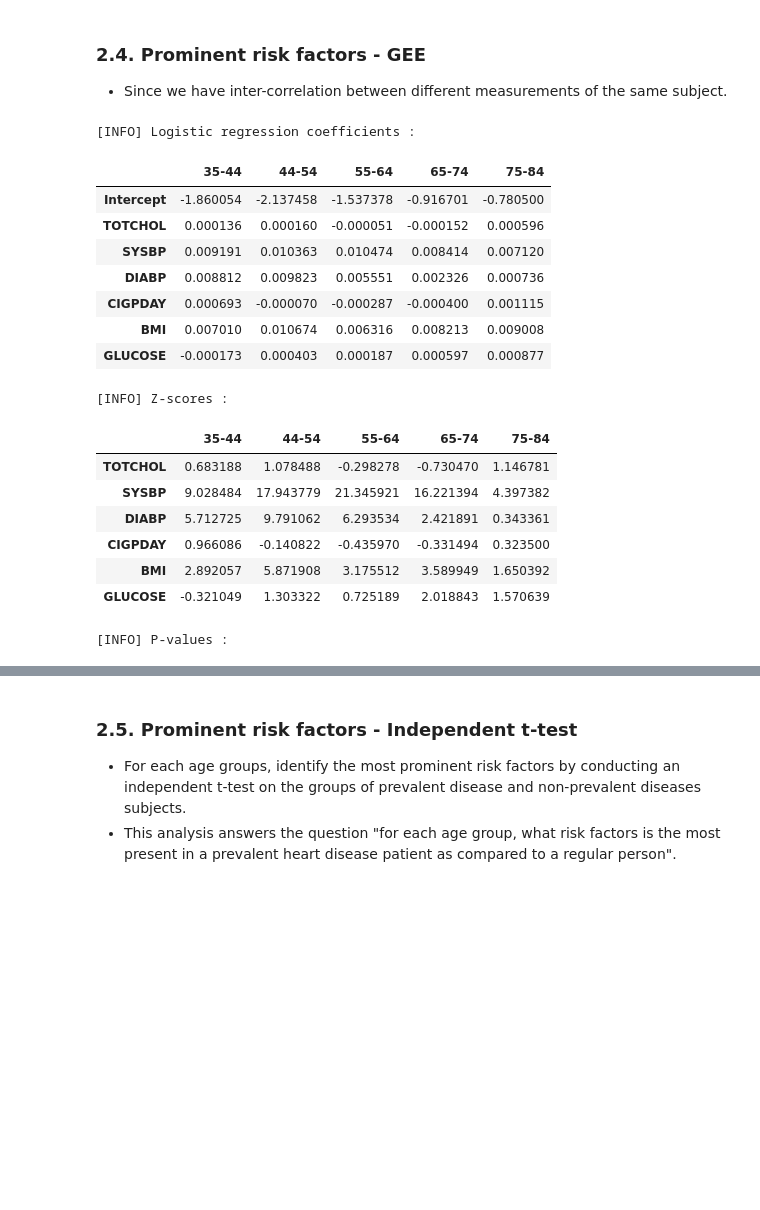
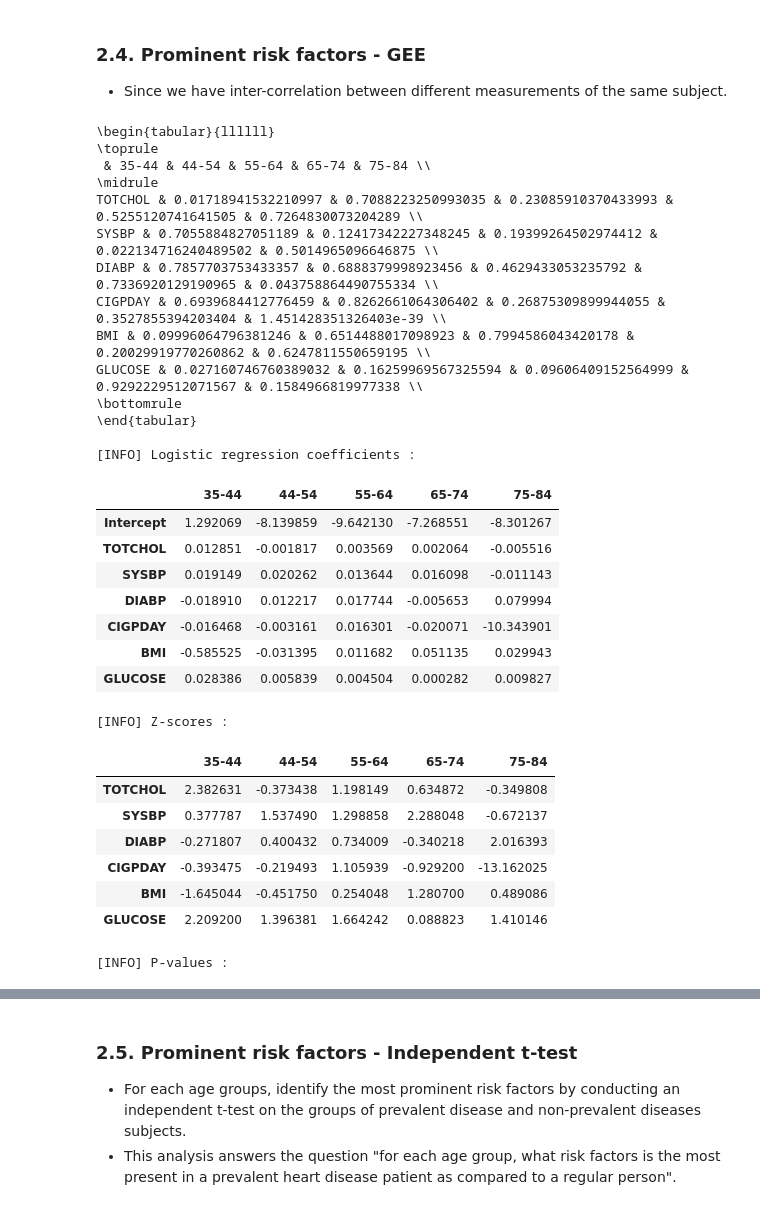
Before and after one commit to hieubkvn123/MH6321-project, a Jupyter notebook: notebooks/MH6321_project_data_analysis.ipynb, the cells around one changed output, grey strips where cells are left out. Saved outputs shown, nothing was run; the diff lists cells and outputs as text; code cells hidden in the pictures; blank space fills up the shorter version.

```diff
--- a/notebooks/MH6321_project_data_analysis.ipynb
+++ b/notebooks/MH6321_project_data_analysis.ipynb
@@ -26,9 +26,9 @@ alpha = 0.001
 ### Utility functions ###
 def _pvalue_table_cell_styler(val):
     default_style = 'border : 1px solid black;'
-    if(val < alpha):
+    if(float(val) < alpha):
         return default_style + 'background-color: red; color: black'
-    elif(val == 1.0):
+    elif(float(val) == 1.0):
         return default_style + 'background-color: grey'
     elif(str(val) == 'nan'):
         return default_style + 'background-color: black'
@@ -37,11 +37,10 @@ def _pvalue_table_cell_styler(val):
 
 ### Columns and mappings ###
 heart_diseases = [
-    'PREVCHD', 'PREVAP', 'PREVMI', 'PREVSTRK', 'PREVHYP'
+    'PREVAP', 'PREVMI', 'PREVSTRK', 'PREVHYP'
 ]
 
 disease_dict = {
-    'PREVCHD' : 'Coronary Heart Disease',
     'PREVAP' : 'Angina Pectoris',
     'PREVMI' : 'Myocardial Infarction',
     'PREVSTRK' : 'Stroke',
@@ -251,63 +339,87 @@ display(HTML(pvalues.to_html()))
 ### 2.4. Prominent risk factors - GEE
 - Since we have inter-correlation between different measurements of the same subject.
 # %%
+# Imports
+from statsmodels.genmod.families import Binomial
+from statsmodels.genmod.families.links import Logit
+from statsmodels.genmod.cov_struct import Autoregressive, Exchangeable
+
 # Get the target variable
 df_full['PREV'] = (df_full[heart_diseases].sum(axis=1) > 0).to_numpy().astype(int)
 
 # Logistic regression by age groups
-ar = smcs.Autoregressive(grid=True)
+label_col = 'PREVSTRK' # PREVAP | PREVMI | PREVSTRK | PREVHYP
+ar_covstruct = Autoregressive()
+id_covstruct = Exchangeable()
+bin_family = Binomial(link=Logit())
 coeffs, pvalues, z_scores = {}, {}, {}
 for age_group in age_labels:
     # Separate age groups
     df_age = df_full[df_full['AGEGROUP'] == age_group]
-    df_age = df_age[['RANDID', 'PREV'] + cardiovascular_risks].dropna()
+    df_age = df_age[['RANDID', label_col] + cardiovascular_risks].dropna()
 
     # Fit the model
-    gee_reg = smf.gee(f"PREV ~ {'+'.join(cardiovascular_risks)}", groups="RANDID", data=df_age).fit()
+    gee_reg = smf.gee(f"{label_col} ~ {'+'.join(cardiovascular_risks)}", groups="RANDID", cov_struct=id_covstruct,
+                      data=df_age, family=bin_family).fit()
 
     # Get the z-scores
     cov = gee_reg.cov_params()
     std_err = np.sqrt(np.diag(cov))
     z_values = gee_reg.params / std_err
 
     # Store the coefficients + pvalues
     coeffs[age_group] = gee_reg.params
-    pvalues[age_group] = gee_reg.pvalues
+    pvalues[age_group] = gee_reg.pvalues.apply(lambda x : str(x))
     z_scores[age_group] = z_values
 
 # Format table
 coeffs = pd.DataFrame(coeffs)
 pvalues = pd.DataFrame(pvalues)
 z_scores = pd.DataFrame(z_scores)
 z_scores = z_scores.drop('Intercept')
 pvalues = pvalues.drop('Intercept')
+print(pvalues.to_latex())
 pvalues = pvalues.style.applymap(_pvalue_table_cell_styler)
 
 print('[INFO] Logistic regression coefficients : ')
 display(HTML(coeffs.to_html()))
 
 print('\n[INFO] Z-scores :')
 display(HTML(z_scores.to_html()))
 
 print('\n[INFO] P-values :')
 display(HTML(pvalues.to_html()))
+print(pvalues.to_latex())
 # %% [output]
+\begin{tabular}{llllll}
+\toprule
+ & 35-44 & 44-54 & 55-64 & 65-74 & 75-84 \\
+\midrule
+TOTCHOL & 0.01718941532210997 & 0.7088223250993035 & 0.23085910370433993 & 0.5255120741641505 & 0.7264830073204289 \\
+SYSBP & 0.7055884827051189 & 0.12417342227348245 & 0.19399264502974412 & 0.022134716240489502 & 0.5014965096646875 \\
+DIABP & 0.7857703753433357 & 0.6888379998923456 & 0.4629433053235792 & 0.7336920129190965 & 0.043758864490755334 \\
+CIGPDAY & 0.6939684412776459 & 0.8262661064306402 & 0.26875309899944055 & 0.3527855394203404 & 1.451428351326403e-39 \\
+BMI & 0.09996064796381246 & 0.6514488017098923 & 0.7994586043420178 & 0.20029919770260862 & 0.6247811550659195 \\
+GLUCOSE & 0.027160746760389032 & 0.16259969567325594 & 0.09606409152564999 & 0.9292229512071567 & 0.1584966819977338 \\
+\bottomrule
+\end{tabular}
+
 [INFO] Logistic regression coefficients :
 |  | 35-44 | 44-54 | 55-64 | 65-74 | 75-84 |
-| Intercept | -1.860054 | -2.137458 | -1.537378 | -0.916701 | -0.780500 |
-| TOTCHOL | 0.000136 | 0.000160 | -0.000051 | -0.000152 | 0.000596 |
-| SYSBP | 0.009191 | 0.010363 | 0.010474 | 0.008414 | 0.007120 |
-| DIABP | 0.008812 | 0.009823 | 0.005551 | 0.002326 | 0.000736 |
-| CIGPDAY | 0.000693 | -0.000070 | -0.000287 | -0.000400 | 0.001115 |
-| BMI | 0.007010 | 0.010674 | 0.006316 | 0.008213 | 0.009008 |
-| GLUCOSE | -0.000173 | 0.000403 | 0.000187 | 0.000597 | 0.000877 |
+| Intercept | 1.292069 | -8.139859 | -9.642130 | -7.268551 | -8.301267 |
+| TOTCHOL | 0.012851 | -0.001817 | 0.003569 | 0.002064 | -0.005516 |
+| SYSBP | 0.019149 | 0.020262 | 0.013644 | 0.016098 | -0.011143 |
+| DIABP | -0.018910 | 0.012217 | 0.017744 | -0.005653 | 0.079994 |
+| CIGPDAY | -0.016468 | -0.003161 | 0.016301 | -0.020071 | -10.343901 |
+| BMI | -0.585525 | -0.031395 | 0.011682 | 0.051135 | 0.029943 |
+| GLUCOSE | 0.028386 | 0.005839 | 0.004504 | 0.000282 | 0.009827 |
 [INFO] Z-scores :
 |  | 35-44 | 44-54 | 55-64 | 65-74 | 75-84 |
-| TOTCHOL | 0.683188 | 1.078488 | -0.298278 | -0.730470 | 1.146781 |
-| SYSBP | 9.028484 | 17.943779 | 21.345921 | 16.221394 | 4.397382 |
-| DIABP | 5.712725 | 9.791062 | 6.293534 | 2.421891 | 0.343361 |
-| CIGPDAY | 0.966086 | -0.140822 | -0.435970 | -0.331494 | 0.323500 |
-| BMI | 2.892057 | 5.871908 | 3.175512 | 3.589949 | 1.650392 |
-| GLUCOSE | -0.321049 | 1.303322 | 0.725189 | 2.018843 | 1.570639 |
+| TOTCHOL | 2.382631 | -0.373438 | 1.198149 | 0.634872 | -0.349808 |
+| SYSBP | 0.377787 | 1.537490 | 1.298858 | 2.288048 | -0.672137 |
+| DIABP | -0.271807 | 0.400432 | 0.734009 | -0.340218 | 2.016393 |
+| CIGPDAY | -0.393475 | -0.219493 | 1.105939 | -0.929200 | -13.162025 |
+| BMI | -1.645044 | -0.451750 | 0.254048 | 1.280700 | 0.489086 |
+| GLUCOSE | 2.209200 | 1.396381 | 1.664242 | 0.088823 | 1.410146 |
 [INFO] P-values :
 |  | 35-44 | 44-54 | 55-64 | 65-74 | 75-84 |
```
Also changed, not shown: parts of 9 cells of this notebook.
